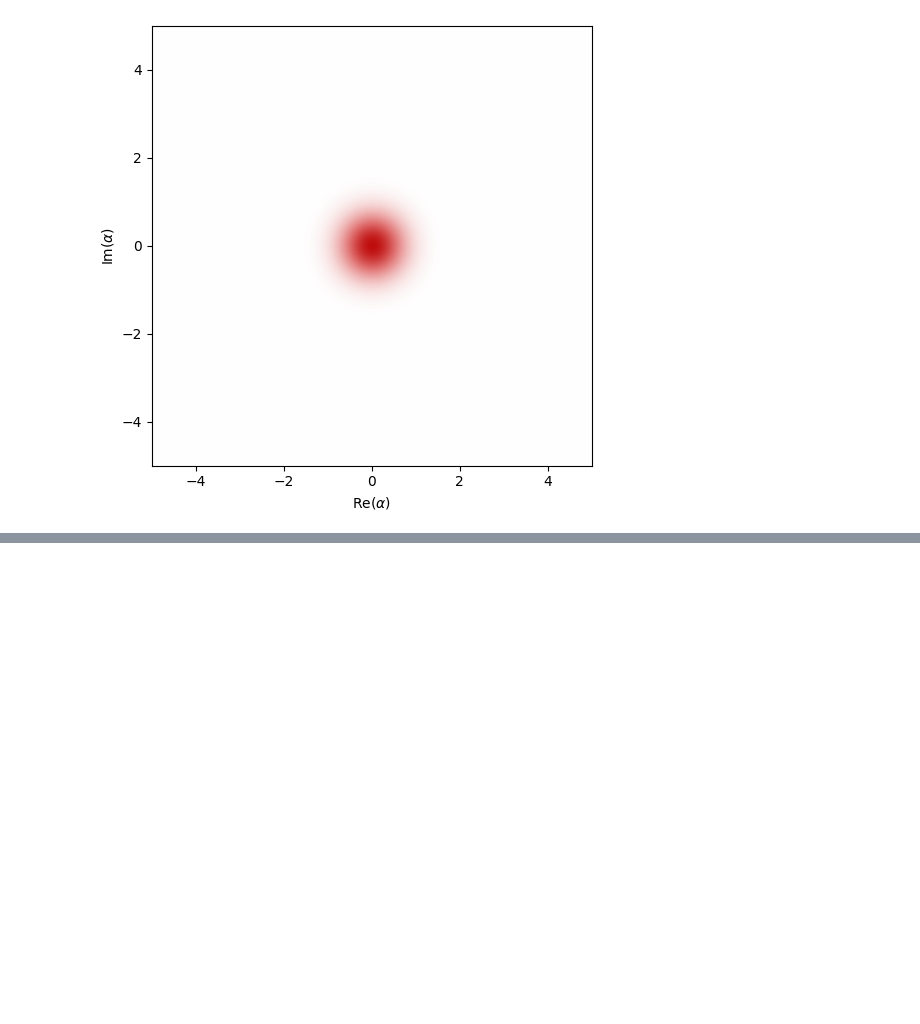
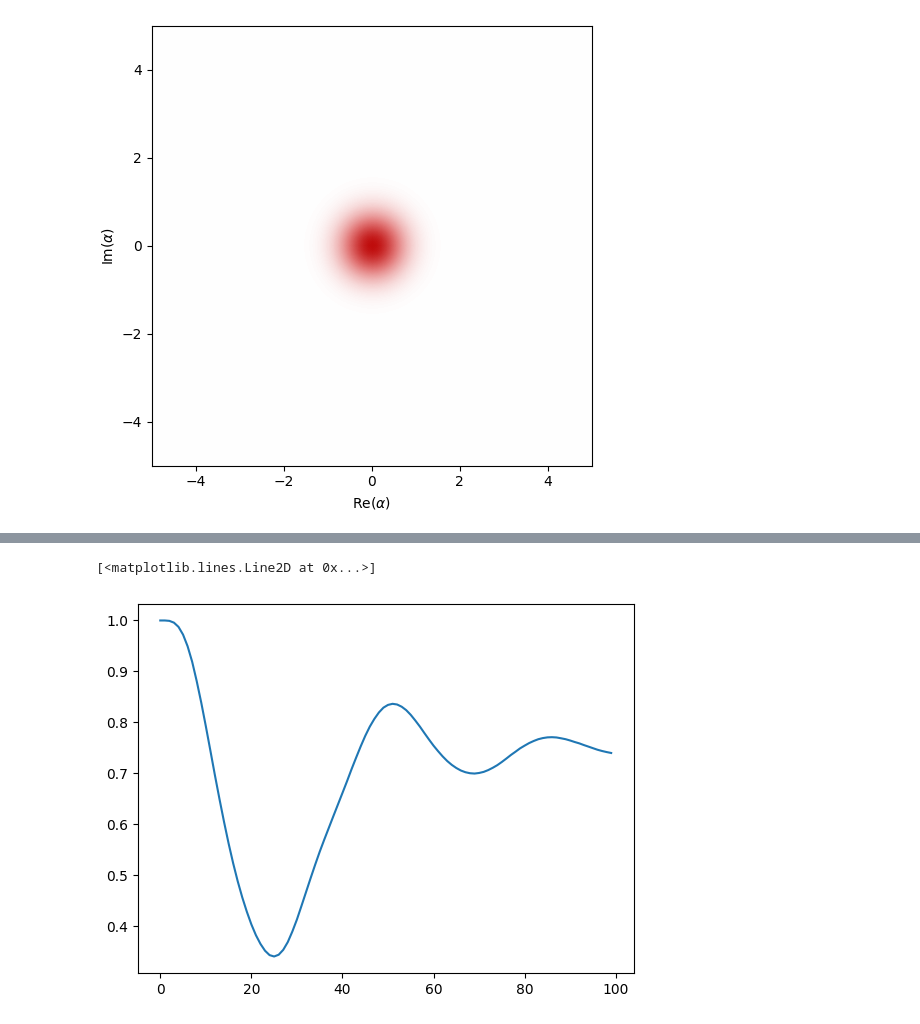
Before and after one commit to dolphingarlic/2025-Alice-and-Bob, a Jupyter notebook: part2_scratchpad.ipynb, the cells around one changed output, grey strips where cells are left out. Drawn from its saved outputs; the diff is of its cells as text; code cells hidden in the pictures; blank space fills up the shorter version.

```diff
--- a/part2_scratchpad.ipynb
+++ b/part2_scratchpad.ipynb
@@ -53,0 +220,19 @@ dq.plot.wigner_gif(rho_a)
+# %%
+na, nb = 20, 5  # Hilbert space dimensions
+T = 4.0  # Total simulation time
+g2 = 1.0  # Two-photon coupling strength
+eps_d = -4  # Drive amplitude
+kappa_b = 10  # Decay rate
+psi0 = dq.fock((na, nb), (0, 0))  # Initial state
+a, b = dq.destroy(na, nb)
+H_2ph = g2 * a.dag() @ a.dag() @ b + jnp.conj(g2) * a @ a @ b.dag()
+H_d = jnp.conj(eps_d) * b + eps_d * b.dag()
+H = H_2ph + H_d
+loss_op = jnp.sqrt(kappa_b) * b
+t_save = jnp.linspace(0, T, 100)
+target_res = dq.mesolve(H, [loss_op], psi0, t_save)
+
+plt.plot(dq.fidelity(res.states, target_res.states))
+# %% [output]
+[<matplotlib.lines.Line2D at 0x...>]
+[figure, added]
```
Also changed, not shown: parts of 10 cells of this notebook.
